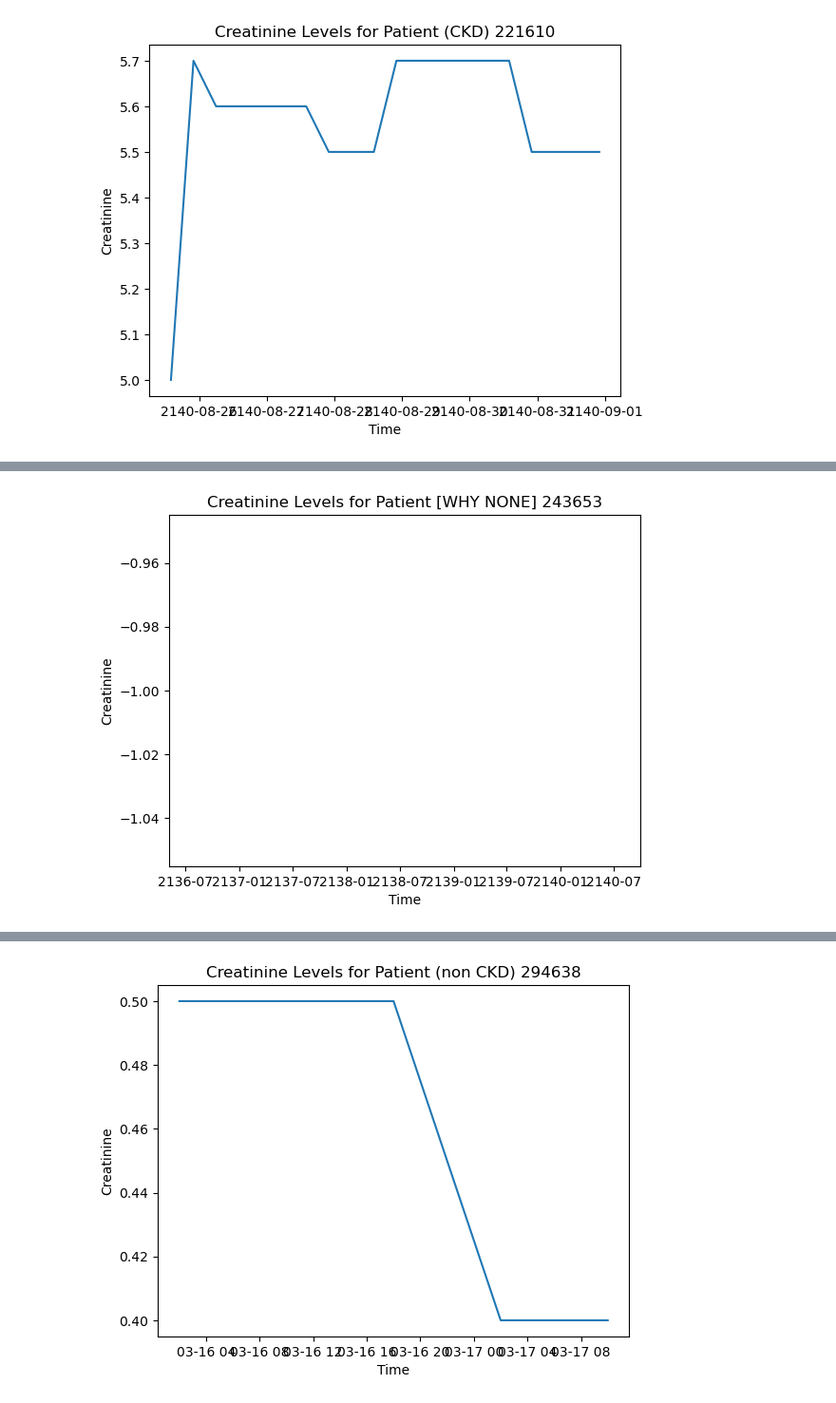
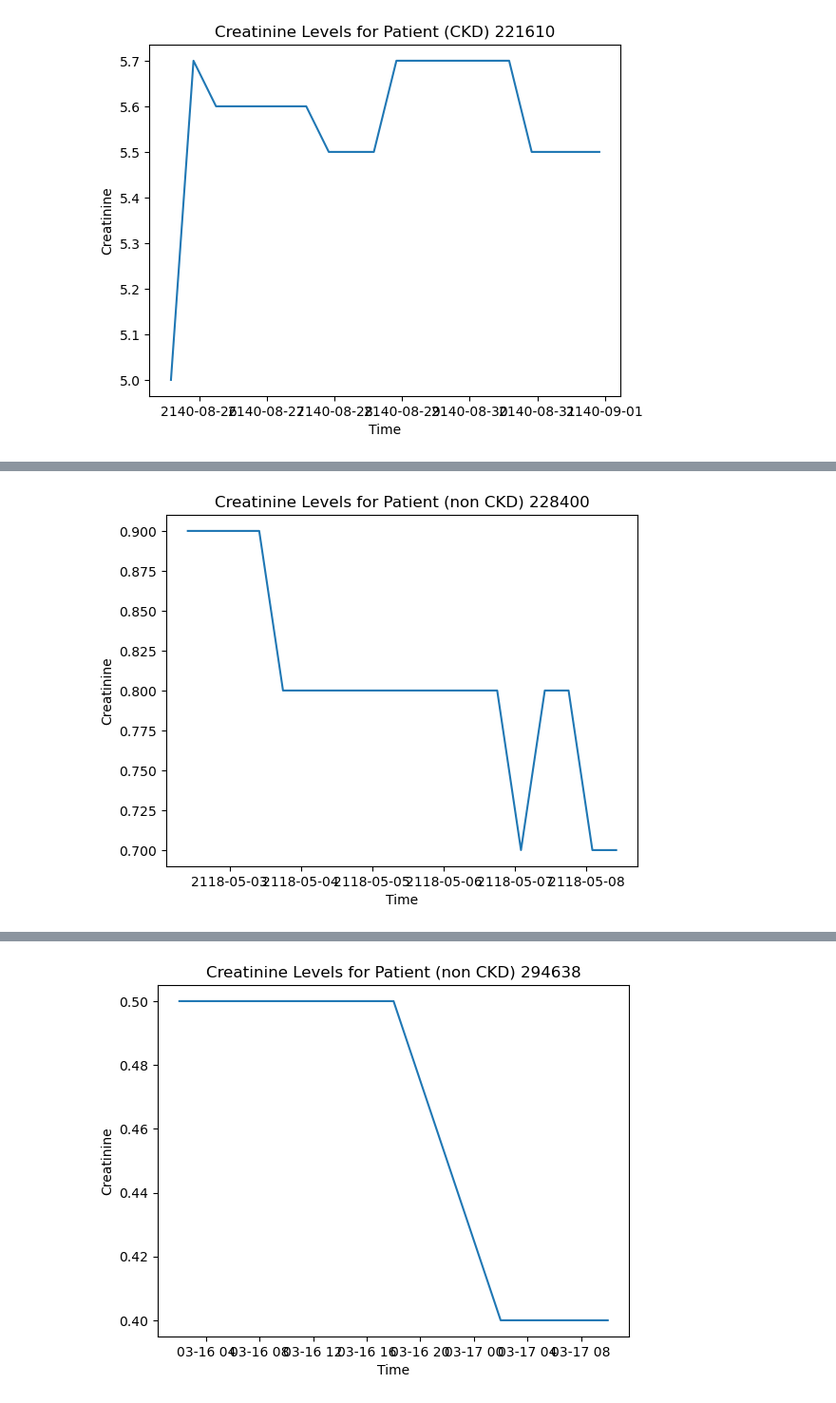
Before and after one commit to navikannur/CKD_Multimodal_Thesis, a Jupyter notebook: Thesis_EDA.ipynb, the cells around one changed output, grey strips where cells are left out. Shown: that part at 95% size. Saved outputs shown, nothing was run; the diff lists cells and outputs as text; code cells hidden in the pictures.

```diff
--- a/Thesis_EDA.ipynb
+++ b/Thesis_EDA.ipynb
@@ -109,2 +104,0 @@ icustay_details=icustay_details.drop(['diagnoses_icd'],axis=1)
-# %%
-icustay_details=icustay_details.drop(['ethnicity'],axis=1)
@@ -195,8 +156,3 @@ PIVOTED VITALS
-# %%
-pivoted_lab = pd.read_sql_query("SELECT * FROM mimiciii.flicu_pivoted_lab;", conn)
-pivoted_vital = pd.read_sql_query("SELECT * FROM mimiciii.pivoted_vital;", conn)
-cur.close()
-conn.close()
 # %%
 pivoted_vital.head(5)
 # %% [output]
@@ -351,6 +314,6 @@ lab_resampled[lab_resampled['icustay_id']==294232]
 # %%
 # Filter icustay_detail to include only CKD patients
-ckd_patients = icustay_details[icustay_details['CKD'] == True]['icustay_id']
+ckd_patients = icustay_details[icustay_details['ckd'] == True]['icustay_id']
 
 # Filter vital_resampled and lab_resampled to include only CKD patients
 vital_ckd = vital_resampled[vital_resampled['icustay_id'].isin(ckd_patients)]
@@ -401,7 +364,7 @@ plt.show()
 # %% [output]
 [figure]
 # %%
-nonckd_patients = icustay_details[icustay_details['CKD'] ==False]['icustay_id']
+nonckd_patients = icustay_details[icustay_details['ckd'] ==False]['icustay_id']
 vital_nonckd = vital_resampled[vital_resampled['icustay_id'].isin(nonckd_patients)]
 lab_nonckd = lab_resampled[lab_resampled['icustay_id'].isin(nonckd_patients)]
 # %%
@@ -415,15 +378,15 @@ nonckd_patients.head(5)
 Name: icustay_id, dtype: int64
 # %%
-nonckd_data = lab_nonckd.merge(vital_nonckd, on=['icustay_id', 'charttime'], how='outer')
+nonckd_data = lab_nonckd.merge(vital_ckd, on=['icustay_id', 'charttime'], how='outer')
 creatinine_data = nonckd_data[['icustay_id', 'charttime', 'creatinine']]
-# Select data for a single patient
-patient_data = creatinine_data[creatinine_data['icustay_id'] == 243653]
+
+patient_data = creatinine_data[creatinine_data['icustay_id'] ==228400]
 
 # Create a time series plot
 plt.plot(patient_data['charttime'], patient_data['creatinine'])
 plt.xlabel('Time')
 plt.ylabel('Creatinine')
-plt.title('Creatinine Levels for Patient [WHY NONE] {}'.format(243653))
+plt.title('Creatinine Levels for Patient (non CKD) {}'.format(228400))
 plt.show()
 # %% [output]
-[figure, old version]
+[figure, new version]
```
Also changed, not shown: parts of 41 cells of this notebook.
